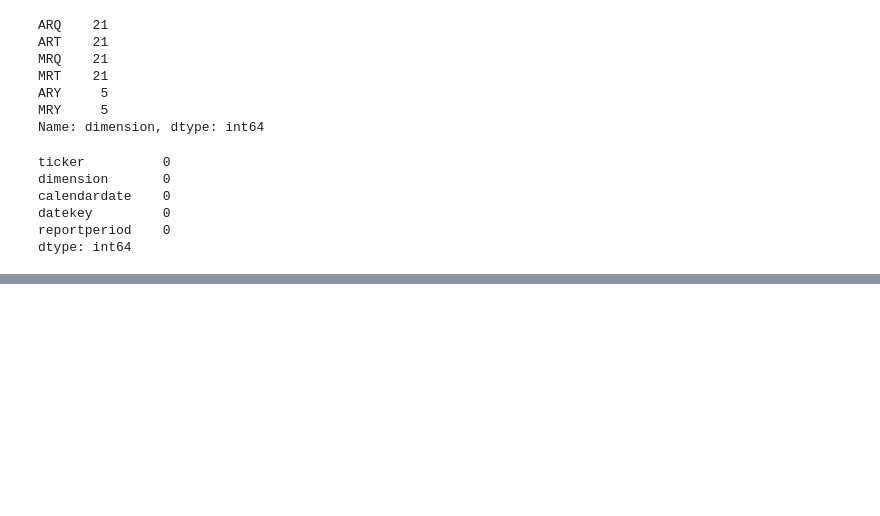
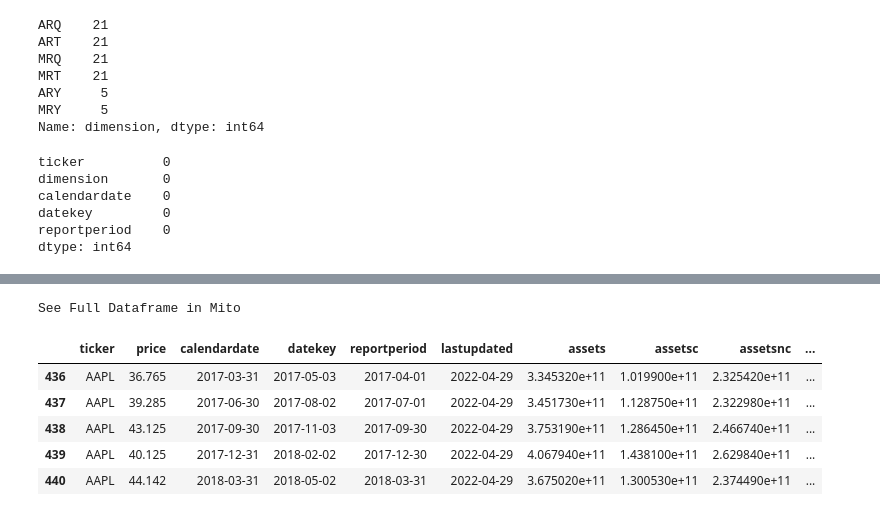
Before and after one commit to bme3412/Python, a Jupyter notebook: quandl/Quandl.ipynb, the cells around one changed output, grey strips where cells are left out. Saved outputs shown, nothing was run; the diff lists cells and outputs as text; code cells hidden in the pictures; blank space fills up the shorter version.

```diff
--- a/quandl/Quandl.ipynb
+++ b/quandl/Quandl.ipynb
@@ -203,3 +192,14 @@ See Full Dataframe in Mito
+# %%
+# metadata
+meta_data_df = ['ticker', 'price','calendardate', 'datekey', 'reportperiod', 'lastupdated']
+balance_sheet_df = ['ticker', 'price','calendardate', 'datekey', 'reportperiod', 'lastupdated','assets', 'assetsc','assetsnc','debt','debtc', 'debtnc', 'deferredrev','equity']
+income_statement_df = ['ticker', 'price','calendardate', 'datekey', 'reportperiod', 'lastupdated','revenue','gp','opex', 'ebit','ebitda', 'ebt','epsdil','epsusd']
+cash_flow_statement_df = ['ticker', 'price','calendardate', 'datekey', 'reportperiod', 'lastupdated','capex','depamor', 'fcf']
+ratios_df = ['ticker', 'price','calendardate', 'datekey', 'reportperiod', 'lastupdated','currentratio']
+margins_df = ['ticker', 'price','calendardate', 'datekey', 'reportperiod', 'lastupdated','grossmargin','ebitdamargin','netmargin']
+per_share_df = ['ticker', 'price','calendardate', 'datekey', 'reportperiod', 'lastupdated','bvps','dps','payoutratio','fcfps',]
+valuation_metrics_df = ['ticker', 'price','calendardate', 'datekey', 'reportperiod', 'lastupdated','divyield','ev', 'evebit','evebitda','pb', 'pe','pe1','ps','ps1']
+asset_returns_df = ['ticker', 'price','calendardate', 'datekey', 'reportperiod', 'lastupdated','roa','roe', 'roic','ros']
 # %%
 AAPL_financials['dimension'].value_counts()
 # %% [output]
@@ -224,0 +245,11 @@ dtype: int64
+# %%
+AAPL_bs_df = AAPL_financials[balance_sheet_df]
+AAPL_bs_df.head()
+# %% [output]
+See Full Dataframe in Mito
+|  | ticker | price | calendardate | datekey | reportperiod | lastupdated | assets | assetsc | assetsnc | ... |
+| 436 | AAPL | 36.765 | 2017-03-31 | 2017-05-03 | 2017-04-01 | 2022-04-29 | 3.345320e+11 | 1.019900e+11 | 2.325420e+11 | ... |
+| 437 | AAPL | 39.285 | 2017-06-30 | 2017-08-02 | 2017-07-01 | 2022-04-29 | 3.451730e+11 | 1.128750e+11 | 2.322980e+11 | ... |
+| 438 | AAPL | 43.125 | 2017-09-30 | 2017-11-03 | 2017-09-30 | 2022-04-29 | 3.753190e+11 | 1.286450e+11 | 2.466740e+11 | ... |
+| 439 | AAPL | 40.125 | 2017-12-31 | 2018-02-02 | 2017-12-30 | 2022-04-29 | 4.067940e+11 | 1.438100e+11 | 2.629840e+11 | ... |
+| 440 | AAPL | 44.142 | 2018-03-31 | 2018-05-02 | 2018-03-31 | 2022-04-29 | 3.675020e+11 | 1.300530e+11 | 2.374490e+11 | ... |
```
Also changed, not shown: parts of 9 cells of this notebook.
